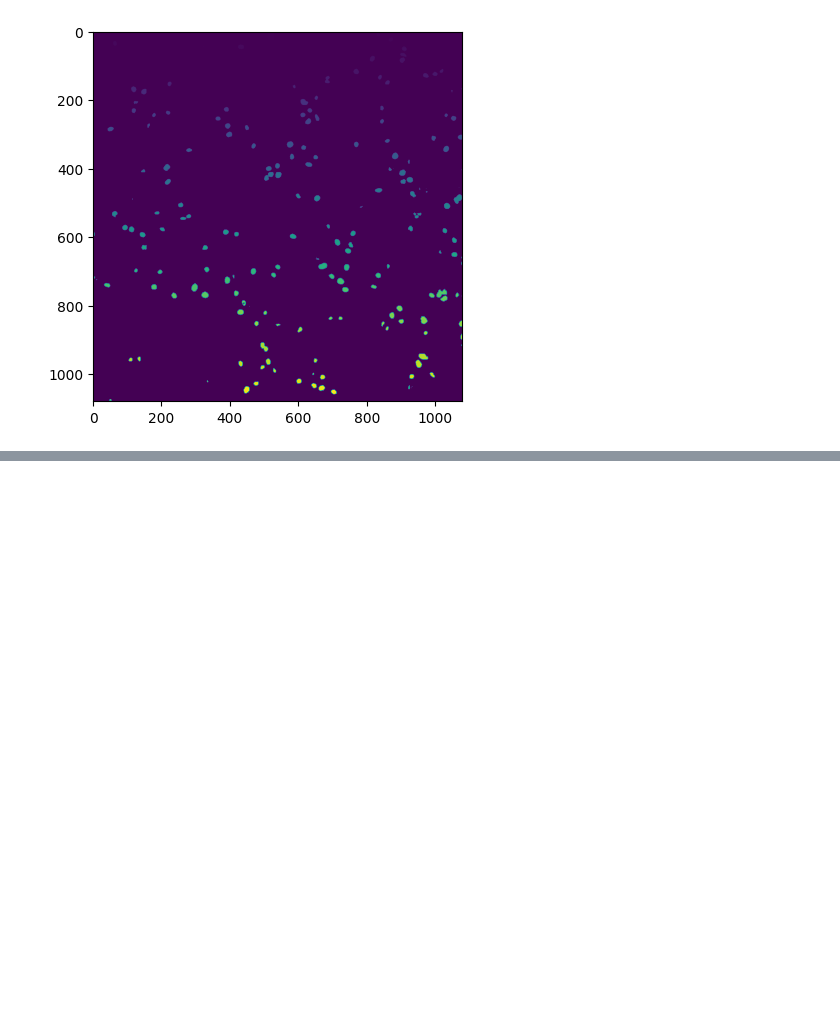
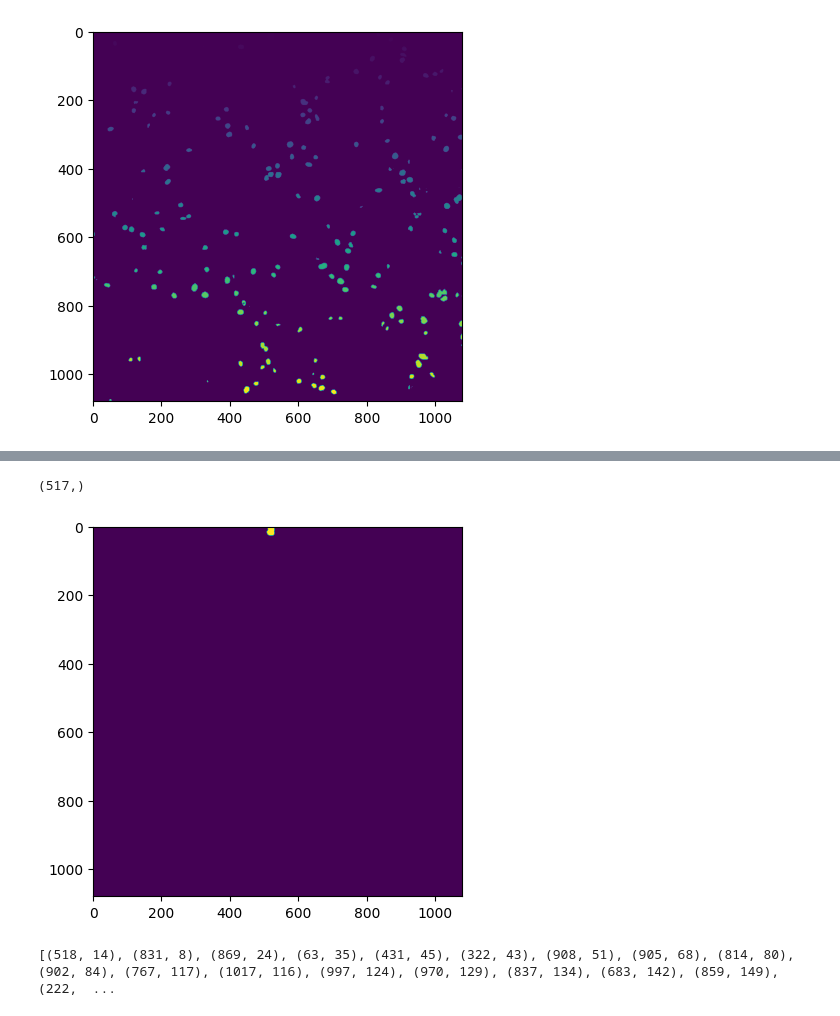
Before and after one commit to rzuberi/lightseg, a Jupyter notebook: testing_cellmatch.ipynb, the cells around one changed output, grey strips where cells are left out. Drawn from its saved outputs; the diff is of its cells as text; code cells hidden in the pictures; blank space fills up the shorter version.

```diff
--- a/testing_cellmatch.ipynb
+++ b/testing_cellmatch.ipynb
@@ -93,0 +210,31 @@ plt.show()
+# %%
+#found = np.ma.masked_where(instance_masks[0]!=1,encFeats_flat_cp)
+found = np.delete(encFeats_flat_cp,np.where(instance_masks[0].flatten()!=1))
+
+#found_clean = np.delete(found,np.where(found==0))
+#found_clean = found_clean.flatten()
+#found_clean = [x for x in found if x.isdigit()]
+
+#print(np.unique(found_clean))
+#print(found_clean)
+# %% [output]
+(517,)
+# %%
+#get a radius of cells
+#lets first get the centers of each cells
+first_cell = np.where(instance_masks[0] == 1,1,0)
+plt.imshow(first_cell); plt.show()
+# %% [output]
+[figure, added]
+# %%
+#I want to get the distance from one cell to all of the others
+#That means a list of each cells index and their distance to that cell
+
+centers_instance_mask = []
+for i in range(1,max(instance_masks[0].flatten())+1):
+    cell =  np.where(instance_masks[0] == i,1,0)
+    M = cv2.moments(np.float32(cell))
+    center = (int(M["m10"] / M["m00"]),int(M["m01"] / M["m00"]))
+    centers_instance_mask.append(center)
+# %% [output]
+[(518, 14), (831, 8), (869, 24), (63, 35), (431, 45), (322, 43), (908, 51), (905, 68), (814, 80), (902, 84), (767, 117), (1017, 116), (997, 124), (970, 129), (837, 134), (683, 142), (859, 149), (222,  ...
```
Also changed, not shown: parts of 15 cells of this notebook, 1 other file.
